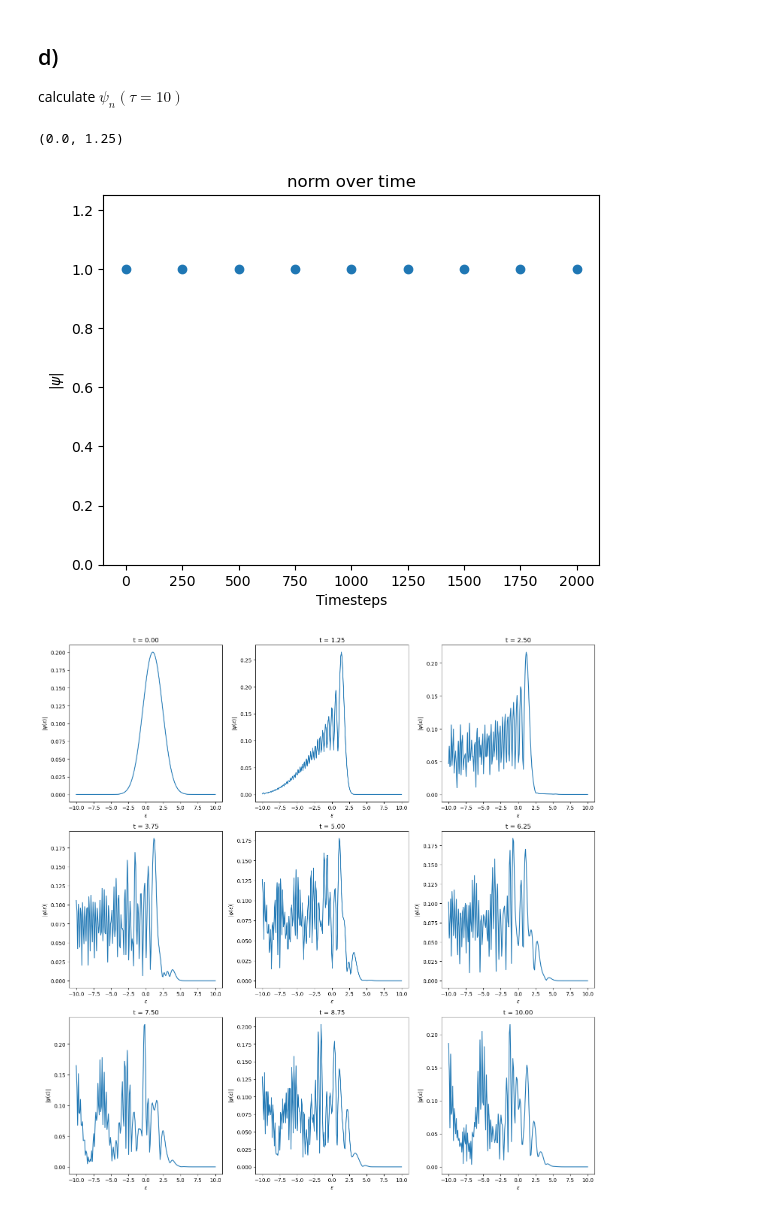
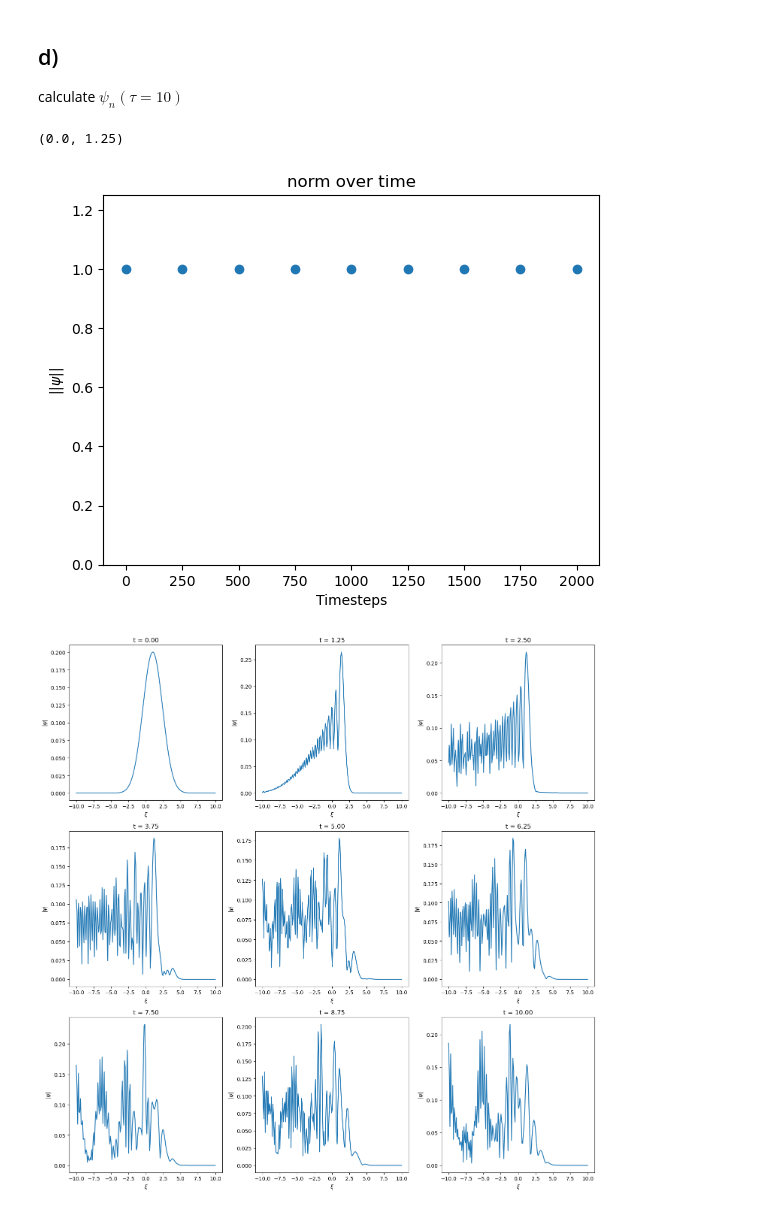
Before and after one commit to FSchierok/compPhys, a Jupyter notebook: Sheet07/A1.ipynb, the cells around one changed output. Drawn from its saved outputs; the diff is of its cells as text; code cells hidden in the pictures.

```diff
--- a/Sheet07/A1.ipynb
+++ b/Sheet07/A1.ipynb
@@ -5,13 +5,13 @@ from numpy.linalg import matrix_power as mpow
 from numpy.linalg import norm
 import matplotlib.pyplot as plt
 
-Eps_l = -10
-Eps_r = 10
-dEps = 0.1
+Xi_l = -10
+Xi_r = 10
+dXi = 0.1
 dTau = 0.005
 
-size = int((Eps_r - Eps_l) / dEps)
-Eps = np.linspace(Eps_l, Eps_r, size, endpoint=True)
+size = int((Xi_r - Xi_l) / dXi)
+Xi = np.linspace(Xi_l, Xi_r, size, endpoint=True)
 # %% [markdown]
 ## b)
 Calculate $S_H$
@@ -24,8 +24,8 @@ delta_n_mm1 = np.eye(size, k=1)  # delta_{n,m-1}
 n = np.arange(1, size + 1)
 
 HamOp = (
-    -1 / dEps**2 * (delta_n_mm1 + delta_n_mp1 - 2 * delta_n_m)
-    + dEps**2 * delta_n_m**2 * n**2
+    -1 / dXi**2 * (delta_n_mm1 + delta_n_mp1 - 2 * delta_n_m)
+    + dXi**2 * delta_n_m**2 * n**2
 )
 
 TimeEvOp = inv(np.eye(size) + 1j * dTau * HamOp) @ (np.eye(size) - 1j * dTau * HamOp)
@@ -33,9 +33,9 @@ TimeEvOp = inv(np.eye(size) + 1j * dTau * HamOp) @ (np.eye(size) - 1j * dTau * H
 ## c)
 discretise $\psi(\Epsilon,t=0)$
 # %%
-Eps_0 = 1
-phi_0 = np.power(1 / (2 * np.pi), 0.25) * np.exp(-0.25 * (Eps - Eps_0) ** 2)
-phi_0 /= norm(phi_0)  # normalization
+Xi_0 = 1
+psi_0 = np.power(1 / (2 * np.pi), 0.25) * np.exp(-0.25 * (Xi - Xi_0) ** 2)
+psi_0 /= norm(psi_0)  # normalization
 # %% [markdown]
 ## d)
 calculate $\psi_n(\tau=10)$
@@ -45,28 +45,28 @@ Iit = Pit / dTau  # Indices in time
 Iit = Iit.astype(int)  # Indices in time as integers
 
 steps = np.diff(Iit)
-phis = [phi_0]
+psis = [psi_0]
 for i in range(len(steps)):
-    phis.append(mpow(TimeEvOp, steps[i]) @ phis[-1])
+    psis.append(mpow(TimeEvOp, steps[i]) @ psis[-1])
 # %%
-plt.plot(Iit, norm(phis, axis=1), linestyle="none", marker="o")
+plt.plot(Iit, norm(psis, axis=1), linestyle="none", marker="o")
 plt.xlabel("Timesteps")
-plt.ylabel("$|\psi|$ ")
+plt.ylabel("$||\psi||$ ")
 plt.title("norm over time")
 plt.ylim(0, 1.25)
 # %% [output]
 (0.0, 1.25)
-[figure, old version]
+[figure, new version]
 # %%
 fig, ax = plt.subplots(3, 3, figsize=(15, 15))
-for i, phi in enumerate(phis):
+for i, phi in enumerate(psis):
     row = i // 3
     col = i % 3
-    ax[row, col].plot(Eps, np.abs(phi))
+    ax[row, col].plot(Xi, np.abs(phi))
     ax[row, col].set_title(f"t = {Pit[i]:.2f}")
-    ax[row, col].set_xlabel(r"$\varepsilon$")
-    ax[row, col].set_ylabel(r"$|\psi(\varepsilon)|$")
+    ax[row, col].set_xlabel(r"$\xi$")
+    ax[row, col].set_ylabel(r"$|\psi|$")
 
 fig.tight_layout()
 # %% [output]
-[figure, old version]
+[figure, new version]
```
